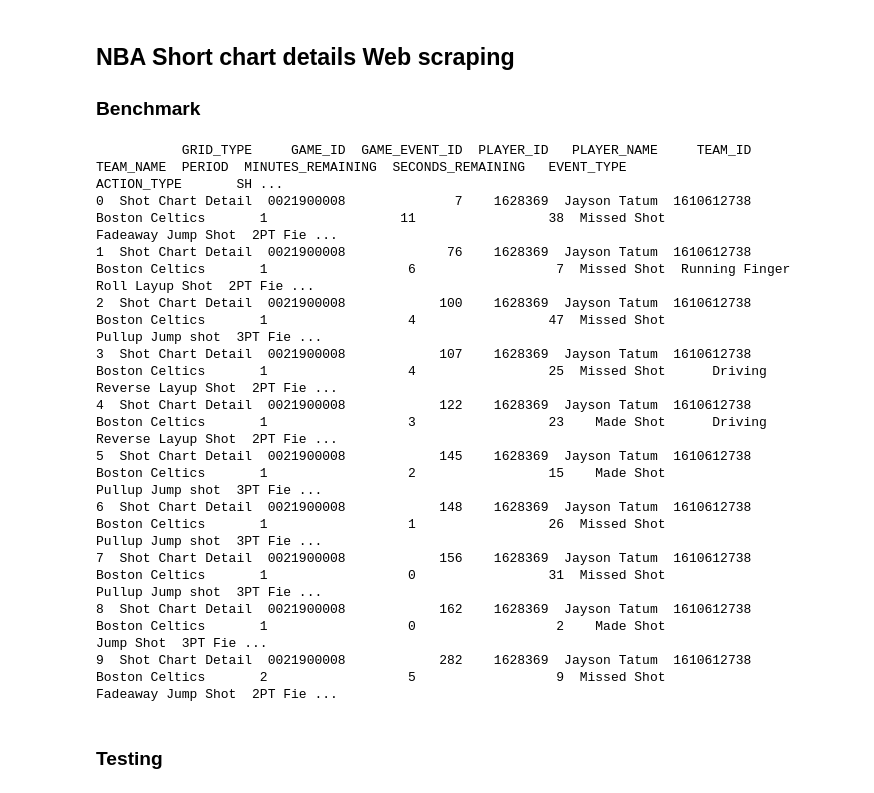
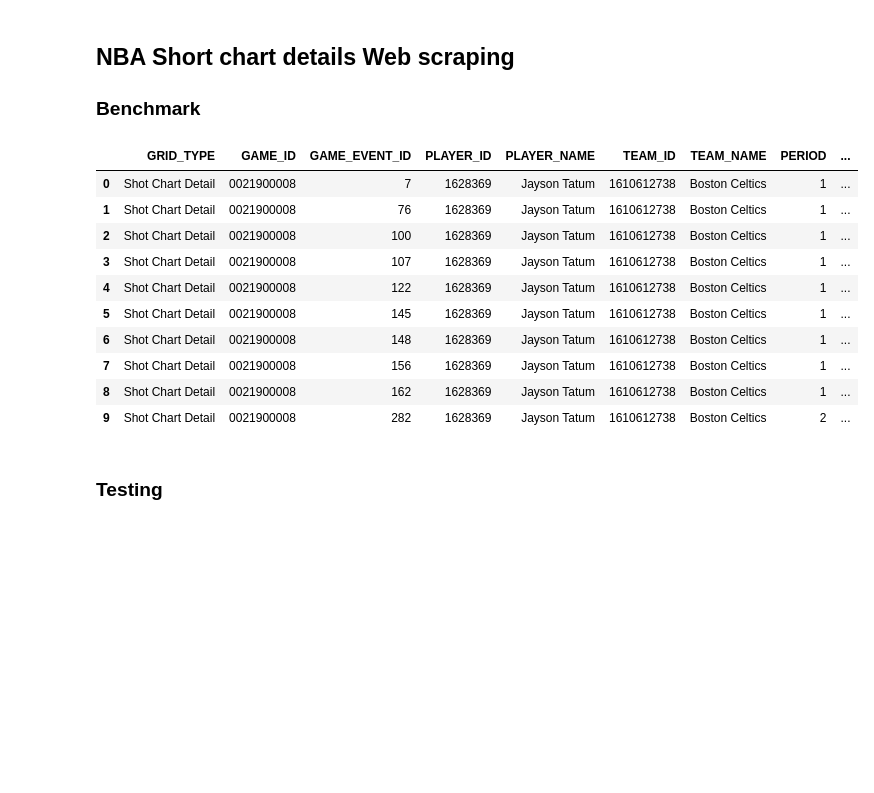
Before and after one commit to mashwinmuthiah/NBA-stats, a Jupyter notebook: NBAWebScrapper.ipynb, the cells around one changed output. Cells and saved outputs as stored; diff of their text form; code cells hidden in the pictures; blank space fills up the shorter version.

```diff
--- a/NBAWebScrapper.ipynb
+++ b/NBAWebScrapper.ipynb
@@ -81,22 +82,22 @@ params = (
 # %%
 response = requests.get('https://stats.nba.com/stats/shotchartdetail', headers=headers, params=params)
 
 jsn = response.json()
 frame = pd.DataFrame(jsn['resultSets'][0]['rowSet'])
 frame.columns = jsn['resultSets'][0]['headers']
-print(frame.head(10))
+frame.head(10)
 # %% [output]
-           GRID_TYPE     GAME_ID  GAME_EVENT_ID  PLAYER_ID   PLAYER_NAME     TEAM_ID       TEAM_NAME  PERIOD  MINUTES_REMAINING  SECONDS_REMAINING   EVENT_TYPE                     ACTION_TYPE       SH ...
-0  Shot Chart Detail  0021900008              7    1628369  Jayson Tatum  1610612738  Boston Celtics       1                 11                 38  Missed Shot              Fadeaway Jump Shot  2PT Fie ...
-1  Shot Chart Detail  0021900008             76    1628369  Jayson Tatum  1610612738  Boston Celtics       1                  6                  7  Missed Shot  Running Finger Roll Layup Shot  2PT Fie ...
-2  Shot Chart Detail  0021900008            100    1628369  Jayson Tatum  1610612738  Boston Celtics       1                  4                 47  Missed Shot                Pullup Jump shot  3PT Fie ...
-3  Shot Chart Detail  0021900008            107    1628369  Jayson Tatum  1610612738  Boston Celtics       1                  4                 25  Missed Shot      Driving Reverse Layup Shot  2PT Fie ...
-4  Shot Chart Detail  0021900008            122    1628369  Jayson Tatum  1610612738  Boston Celtics       1                  3                 23    Made Shot      Driving Reverse Layup Shot  2PT Fie ...
-5  Shot Chart Detail  0021900008            145    1628369  Jayson Tatum  1610612738  Boston Celtics       1                  2                 15    Made Shot                Pullup Jump shot  3PT Fie ...
-6  Shot Chart Detail  0021900008            148    1628369  Jayson Tatum  1610612738  Boston Celtics       1                  1                 26  Missed Shot                Pullup Jump shot  3PT Fie ...
-7  Shot Chart Detail  0021900008            156    1628369  Jayson Tatum  1610612738  Boston Celtics       1                  0                 31  Missed Shot                Pullup Jump shot  3PT Fie ...
-8  Shot Chart Detail  0021900008            162    1628369  Jayson Tatum  1610612738  Boston Celtics       1                  0                  2    Made Shot                       Jump Shot  3PT Fie ...
-9  Shot Chart Detail  0021900008            282    1628369  Jayson Tatum  1610612738  Boston Celtics       2                  5                  9  Missed Shot              Fadeaway Jump Shot  2PT Fie ...
+|  | GRID_TYPE | GAME_ID | GAME_EVENT_ID | PLAYER_ID | PLAYER_NAME | TEAM_ID | TEAM_NAME | PERIOD | ... |
+| 0 | Shot Chart Detail | 0021900008 | 7 | 1628369 | Jayson Tatum | 1610612738 | Boston Celtics | 1 | ... |
+| 1 | Shot Chart Detail | 0021900008 | 76 | 1628369 | Jayson Tatum | 1610612738 | Boston Celtics | 1 | ... |
+| 2 | Shot Chart Detail | 0021900008 | 100 | 1628369 | Jayson Tatum | 1610612738 | Boston Celtics | 1 | ... |
+| 3 | Shot Chart Detail | 0021900008 | 107 | 1628369 | Jayson Tatum | 1610612738 | Boston Celtics | 1 | ... |
+| 4 | Shot Chart Detail | 0021900008 | 122 | 1628369 | Jayson Tatum | 1610612738 | Boston Celtics | 1 | ... |
+| 5 | Shot Chart Detail | 0021900008 | 145 | 1628369 | Jayson Tatum | 1610612738 | Boston Celtics | 1 | ... |
+| 6 | Shot Chart Detail | 0021900008 | 148 | 1628369 | Jayson Tatum | 1610612738 | Boston Celtics | 1 | ... |
+| 7 | Shot Chart Detail | 0021900008 | 156 | 1628369 | Jayson Tatum | 1610612738 | Boston Celtics | 1 | ... |
+| 8 | Shot Chart Detail | 0021900008 | 162 | 1628369 | Jayson Tatum | 1610612738 | Boston Celtics | 1 | ... |
+| 9 | Shot Chart Detail | 0021900008 | 282 | 1628369 | Jayson Tatum | 1610612738 | Boston Celtics | 2 | ... |
 # %% [markdown]
 ### Testing
 # %%
```
Also changed, not shown: parts of 10 cells of this notebook, 1 other file.
